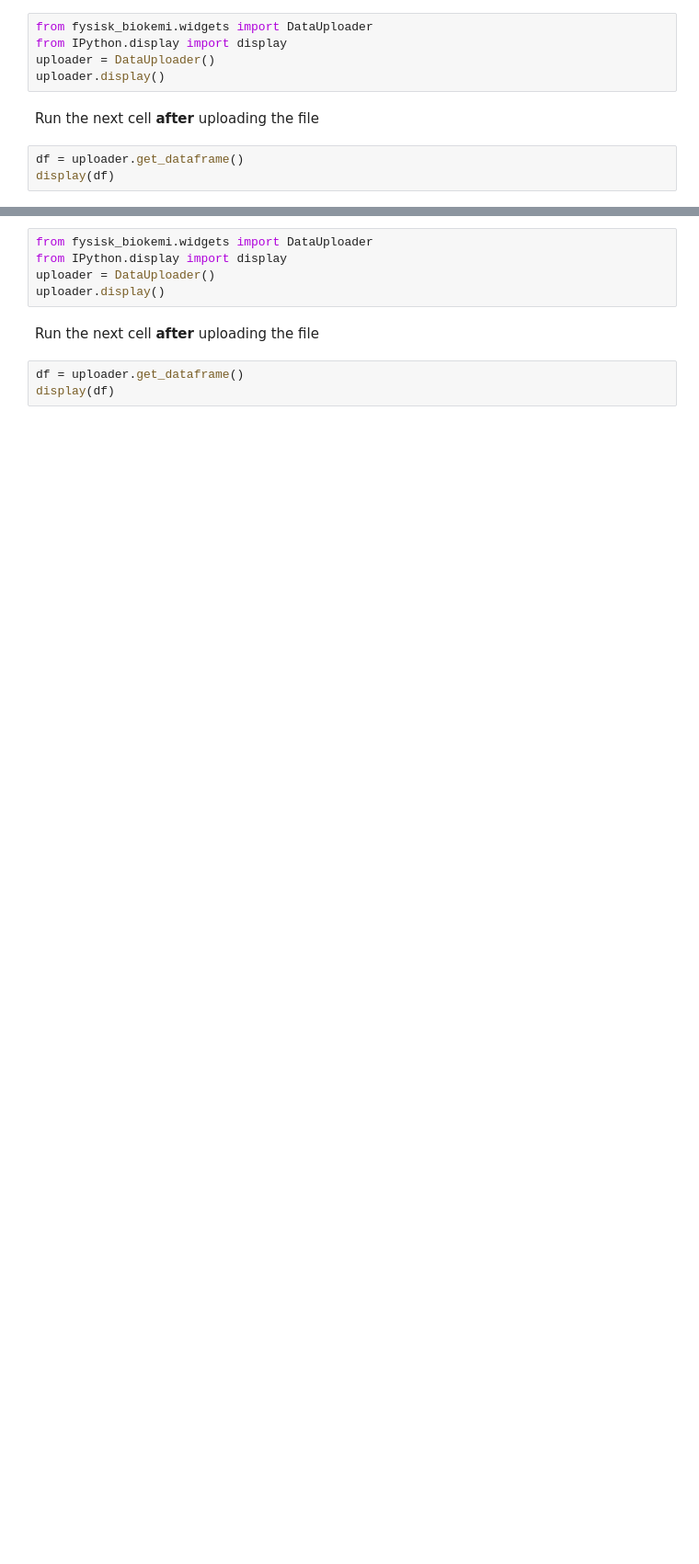
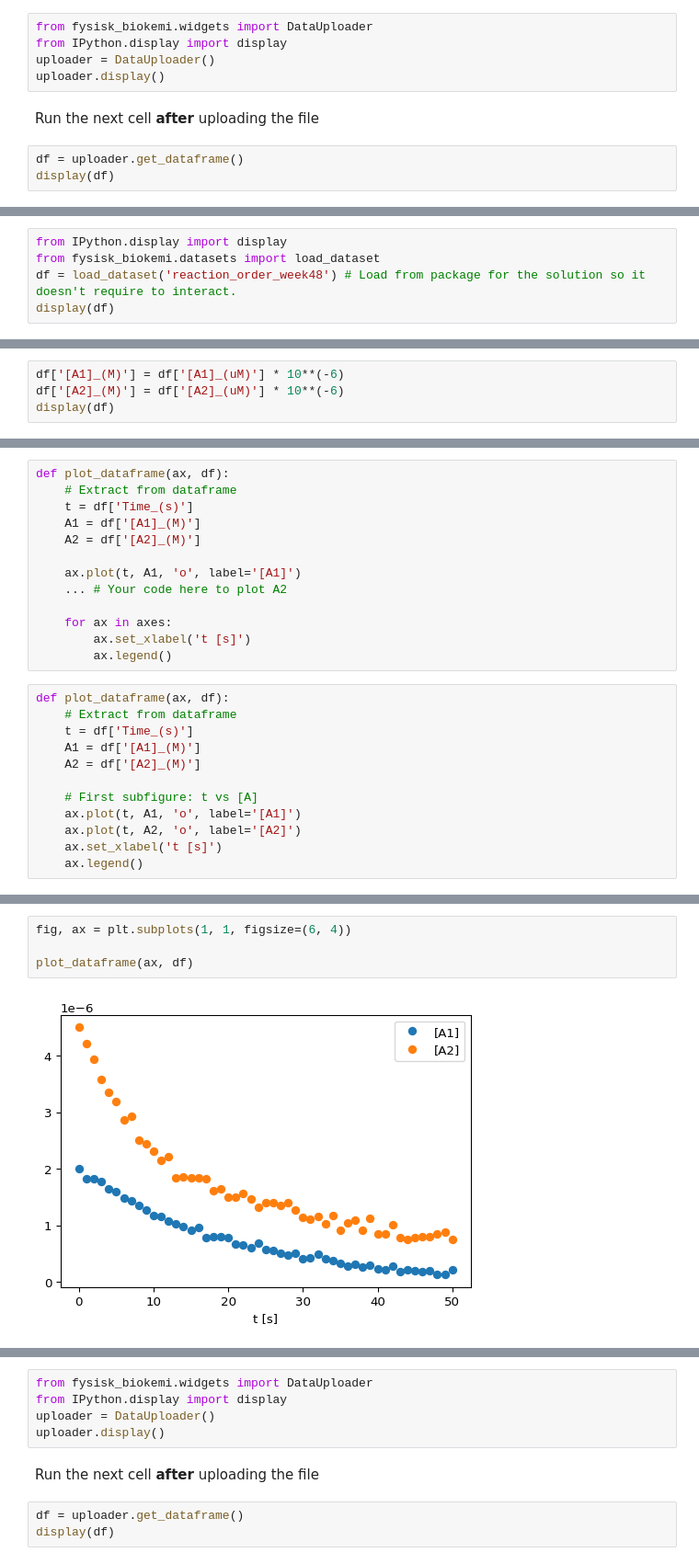
Before and after one commit to au-mbg/fysisk-biokemi, a Jupyter notebook: built_notebooks/master/week_47.ipynb, the cells around one changed output, grey strips where cells are left out. Shown at 92% size. Drawn from its saved outputs; the diff is of its cells as text; blank space fills up the shorter version.

```diff
--- a/built_notebooks/master/week_47.ipynb
+++ b/built_notebooks/master/week_47.ipynb
@@ -524,0 +30,5 @@ and values are given in dataset `week47_7_dialysis_experiment.xlsx`.
+# %%
+from IPython.display import display
+from fysisk_biokemi.datasets import load_dataset
+df = load_dataset('reaction_order_week48') # Load from package for the solution so it doesn't require to interact.
+display(df)
@@ -524,0 +39,4 @@ and values are given in dataset `week47_7_dialysis_experiment.xlsx`.
+# %%
+df['[A1]_(M)'] = df['[A1]_(uM)'] * 10**(-6)
+df['[A2]_(M)'] = df['[A2]_(uM)'] * 10**(-6)
+display(df)
@@ -524,0 +58,25 @@ and values are given in dataset `week47_7_dialysis_experiment.xlsx`.
+# %%
+def plot_dataframe(ax, df):
+    # Extract from dataframe
+    t = df['Time_(s)']
+    A1 = df['[A1]_(M)']
+    A2 = df['[A2]_(M)']
+
+    ax.plot(t, A1, 'o', label='[A1]')
+    ... # Your code here to plot A2
+
+    for ax in axes:
+        ax.set_xlabel('t [s]')
+        ax.legend()
+# %%
+def plot_dataframe(ax, df):
+    # Extract from dataframe
+    t = df['Time_(s)']
+    A1 = df['[A1]_(M)']
+    A2 = df['[A2]_(M)']
+
+    # First subfigure: t vs [A]
+    ax.plot(t, A1, 'o', label='[A1]')
+    ax.plot(t, A2, 'o', label='[A2]')
+    ax.set_xlabel('t [s]')
+    ax.legend()
@@ -524,0 +86,6 @@ and values are given in dataset `week47_7_dialysis_experiment.xlsx`.
+# %%
+fig, ax = plt.subplots(1, 1, figsize=(6, 4))
+
+plot_dataframe(ax, df)
+# %% [output]
+[figure, added]
```
Also changed, not shown: parts of 174 cells of this notebook, 21 other files.
